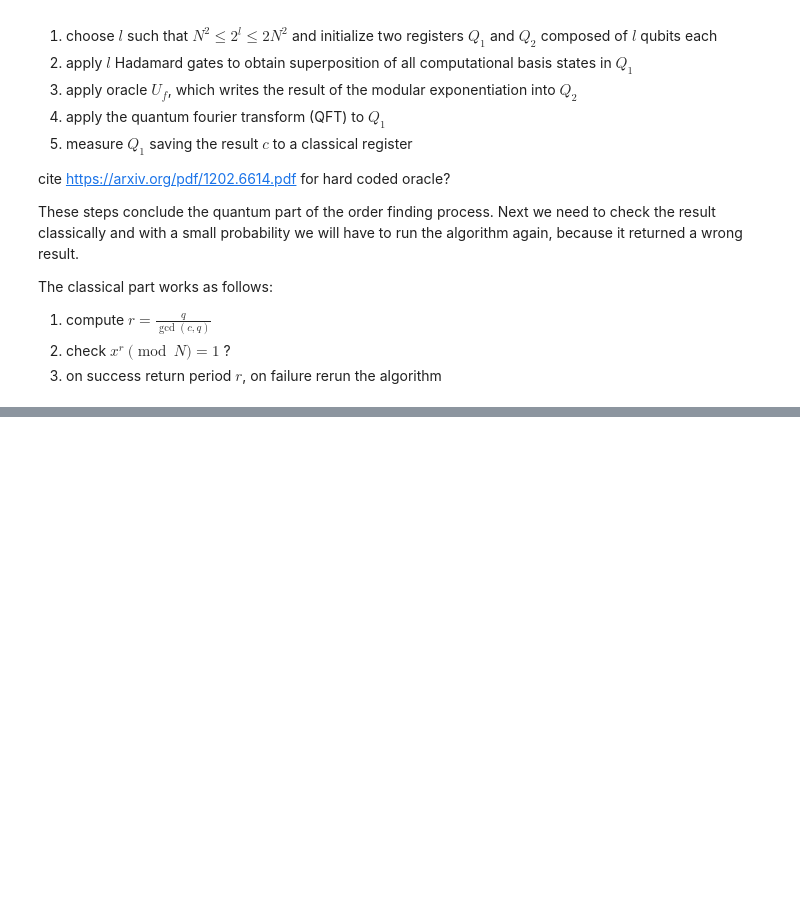
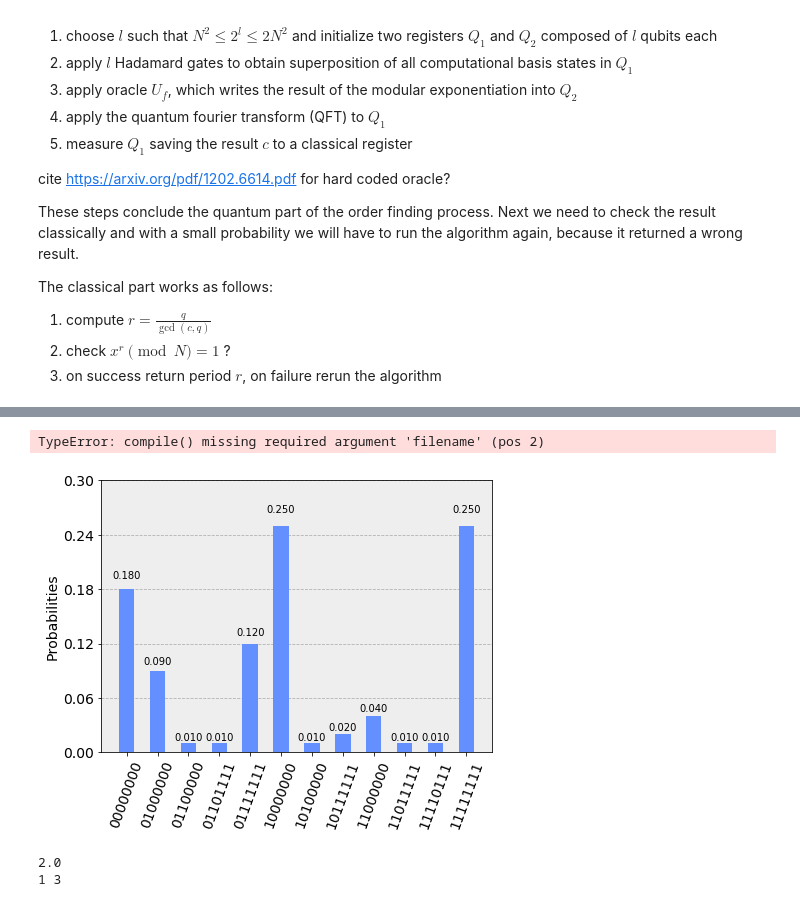
Before and after one commit to err4re/IBMQ-Shor, a Jupyter notebook: Shor.ipynb, the cells around one changed output, grey strips where cells are left out. Drawn from its saved outputs; the diff is of its cells as text; code cells hidden in the pictures; blank space fills up the shorter version.

```diff
--- a/Shor.ipynb
+++ b/Shor.ipynb
@@ -251,0 +373,41 @@ q1_5: |0>───────┼─────────┼────┼
+# %%
+backend = 'ibmxq4'
+# %%
+shots = 10
+
+qobj = compile(complete_circuit, backend=backend, shots=10)
+job = backend.run(qobj)
+# %% [output]
+TypeError: compile() missing required argument 'filename' (pos 2)
+# %%
+result = job.result()
+counts = result.get_counts()
+
+plot_histogram(counts)
+# %% [output]
+[figure, added]
+# %%
+#find the highest contribution and find decimal representation
+number_binary = []
+count = []
+for y, z in counts.items():
+    number_binary.append(y)
+    count.append(z)
+
+binary_c = number_binary[np.argmax(count)]
+
+c = int(binary_c,2)
+
+### calculate r by 2^l/gcd(c, 2^l)
+r = 2**l/np.gcd(c, 2**l)
+print(r)
+
+
+### calculate possible prime factors
+prime1 = np.gcd(x**(int(r/2))-1, N)
+prime2 = np.gcd(x**(int(r/2))+1, N)
+
+print(prime1, prime2)
+# %% [output]
+2.0
+1 3
```
Also changed, not shown: parts of 11 cells of this notebook.
